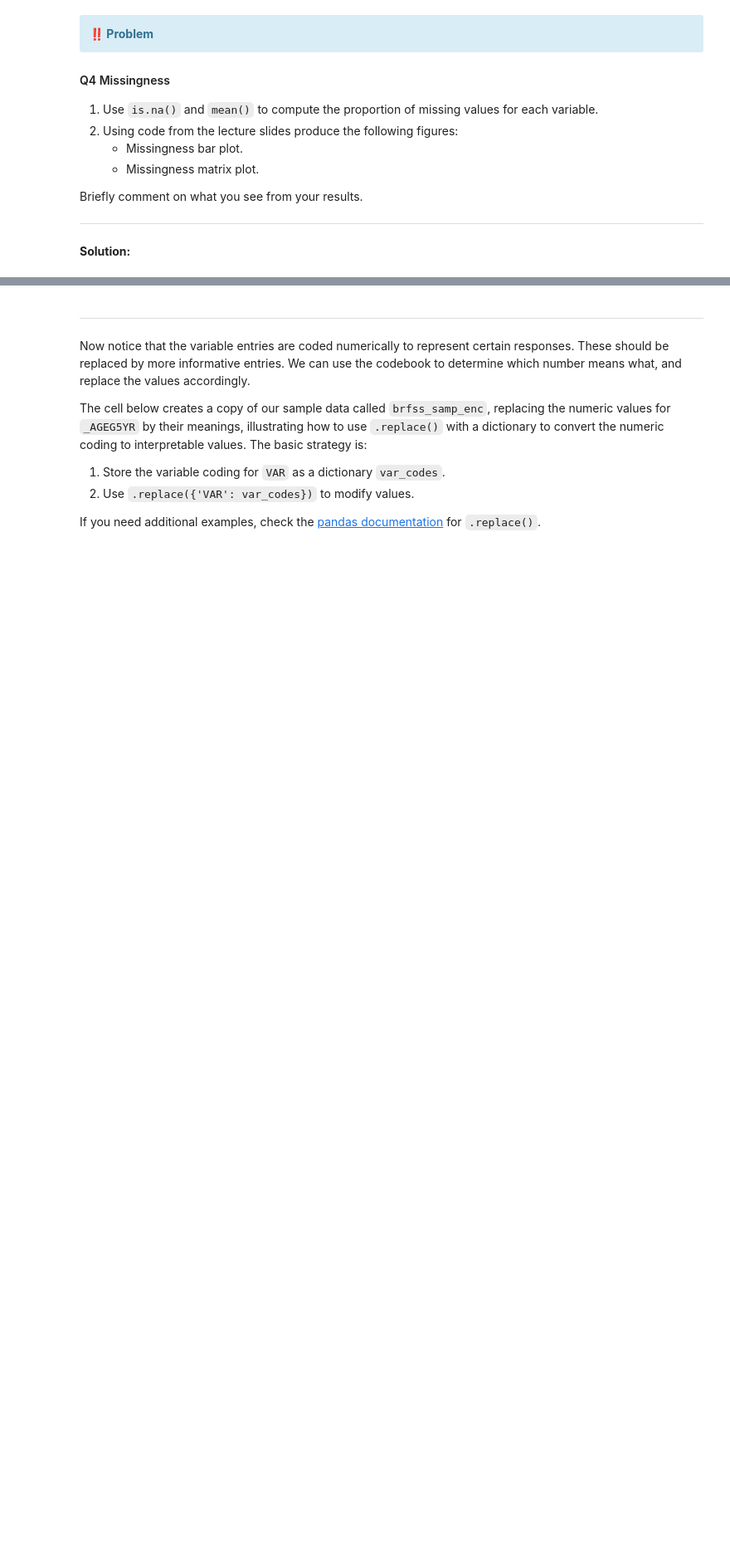
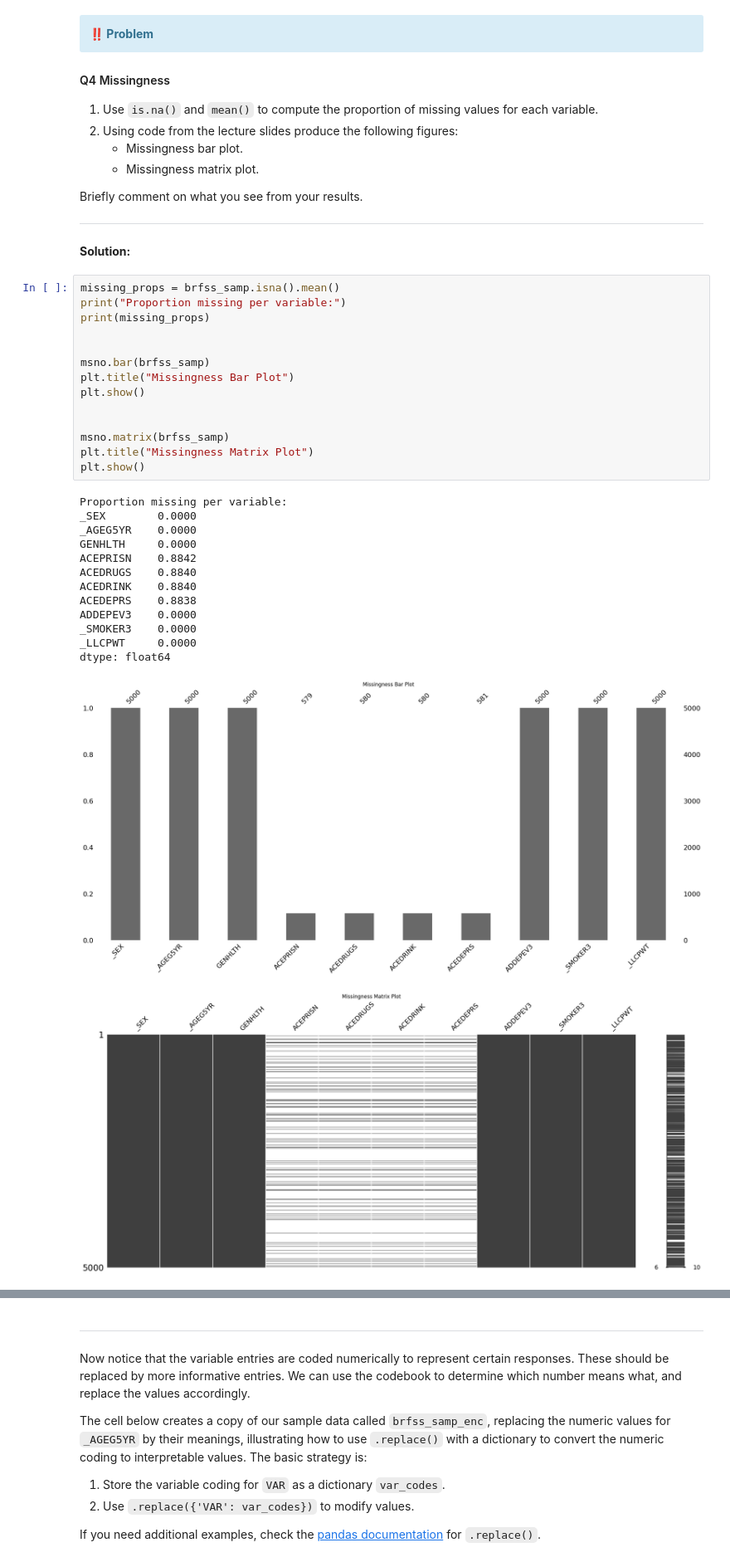
Before and after one commit to aldonunez05/pstat-100, a Jupyter notebook: Assignment 1 - BRFSS Data.ipynb, the cells around one changed output, grey strips where cells are left out. Shown at 83% size. Drawn from its saved outputs; the diff is of its cells as text; blank space fills up the shorter version.

```diff
--- a/Assignment 1 - BRFSS Data.ipynb
+++ b/Assignment 1 - BRFSS Data.ipynb
@@ -207,3 +262,32 @@ Briefly comment on what you see from your results.
 ---
 # %% [markdown]
 **Solution:**
+# %%
+missing_props = brfss_samp.isna().mean()
+print("Proportion missing per variable:")
+print(missing_props)
+
+
+msno.bar(brfss_samp)
+plt.title("Missingness Bar Plot")
+plt.show()
+
+
+msno.matrix(brfss_samp)
+plt.title("Missingness Matrix Plot")
+plt.show()
+# %% [output]
+Proportion missing per variable:
+_SEX        0.0000
+_AGEG5YR    0.0000
+GENHLTH     0.0000
+ACEPRISN    0.8842
+ACEDRUGS    0.8840
+ACEDRINK    0.8840
+ACEDEPRS    0.8838
+ADDEPEV3    0.0000
+_SMOKER3    0.0000
+_LLCPWT     0.0000
+dtype: float64
+[figure, added]
+[figure, added]
```
Also changed, not shown: parts of 22 cells of this notebook, 2 other files.
